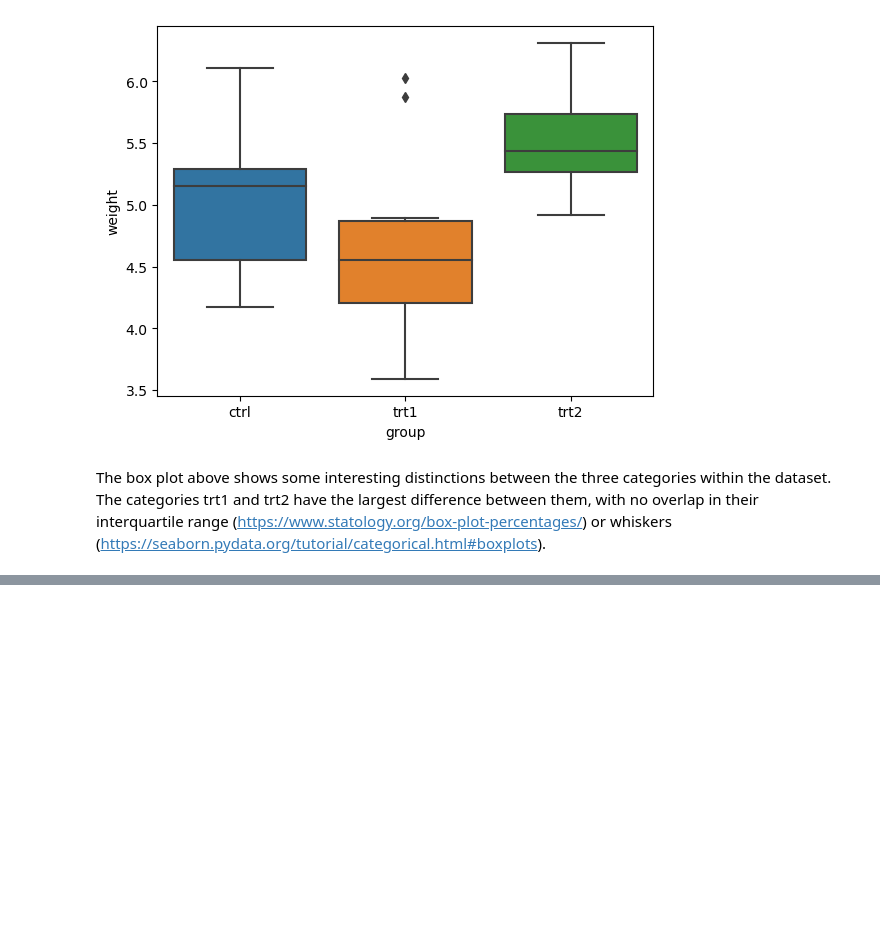
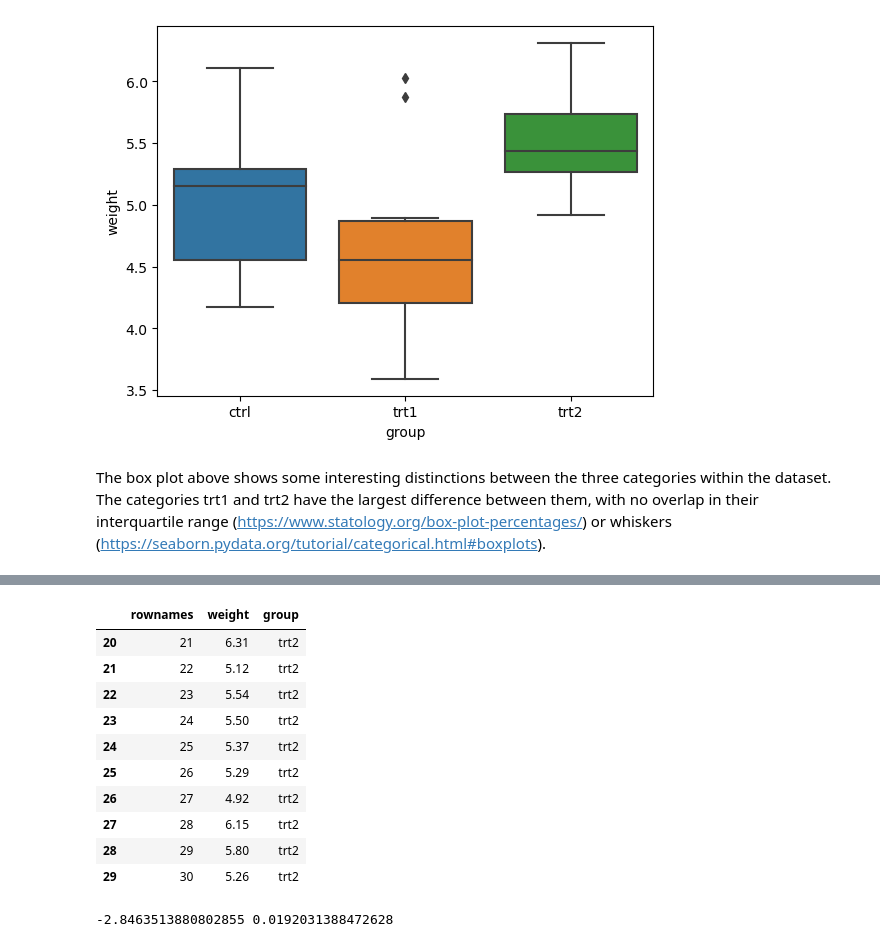
Before and after one commit to tomdbrophy/applied_statistics, a Jupyter notebook: project.ipynb, the cells around one changed output, grey strips where cells are left out. Drawn from its saved outputs; the diff is of its cells as text; code cells hidden in the pictures; blank space fills up the shorter version.

Commit message:
t-test and ANOVA added to project

```diff
--- a/project.ipynb
+++ b/project.ipynb
@@ -97,0 +114,23 @@ The t-test operates correctly only when certain assumptions about the data being
+# %%
+# create dataframe with treatment 2
+trt2 = data[data.group == 'trt2']
+trt2
+# %% [output]
+|  | rownames | weight | group |
+| 20 | 21 | 6.31 | trt2 |
+| 21 | 22 | 5.12 | trt2 |
+| 22 | 23 | 5.54 | trt2 |
+| 23 | 24 | 5.50 | trt2 |
+| 24 | 25 | 5.37 | trt2 |
+| 25 | 26 | 5.29 | trt2 |
+| 26 | 27 | 4.92 | trt2 |
+| 27 | 28 | 6.15 | trt2 |
+| 28 | 29 | 5.80 | trt2 |
+| 29 | 30 | 5.26 | trt2 |
+# %%
+# Perform a dependent t-test
+# https://docs.scipy.org/doc/scipy/reference/generated/scipy.stats.ttest_rel.html
+t_statistic, p_value = stats.ttest_rel(trt1['weight'], trt2['weight'])
+print(t_statistic, p_value)
+# %% [output]
+-2.8463513880802855 0.0192031388472628
```
Also changed, not shown: parts of 6 cells of this notebook.
